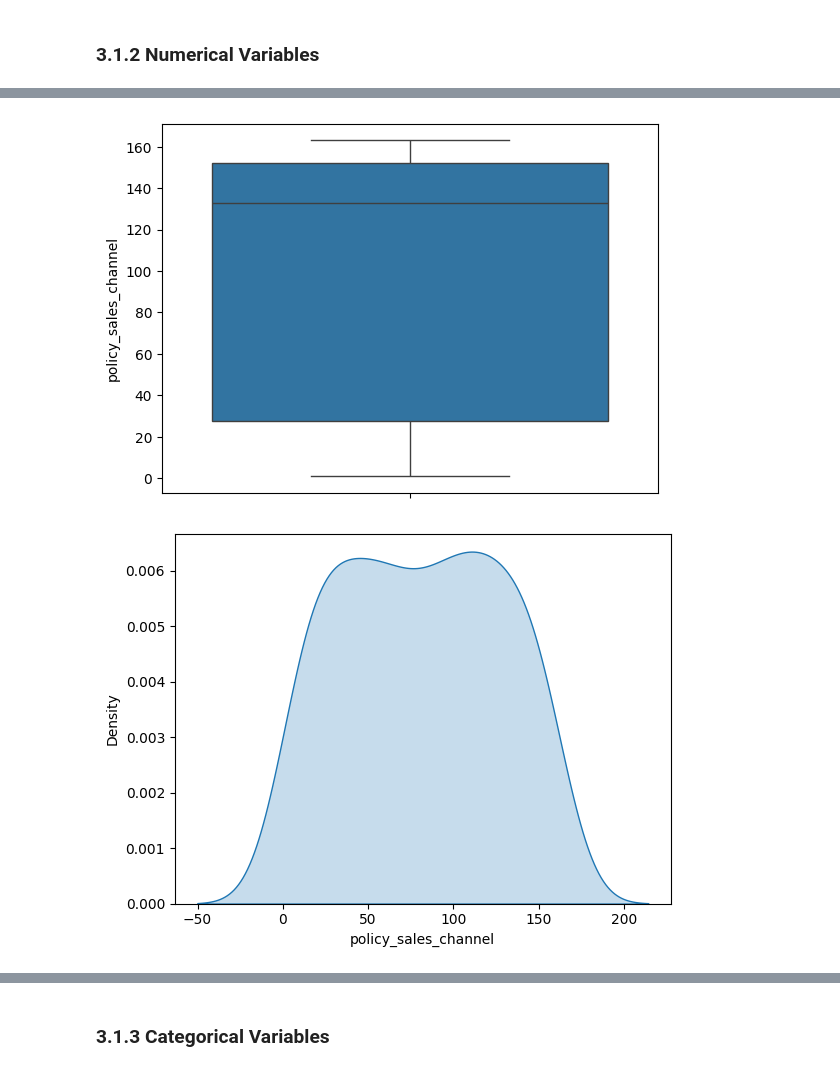
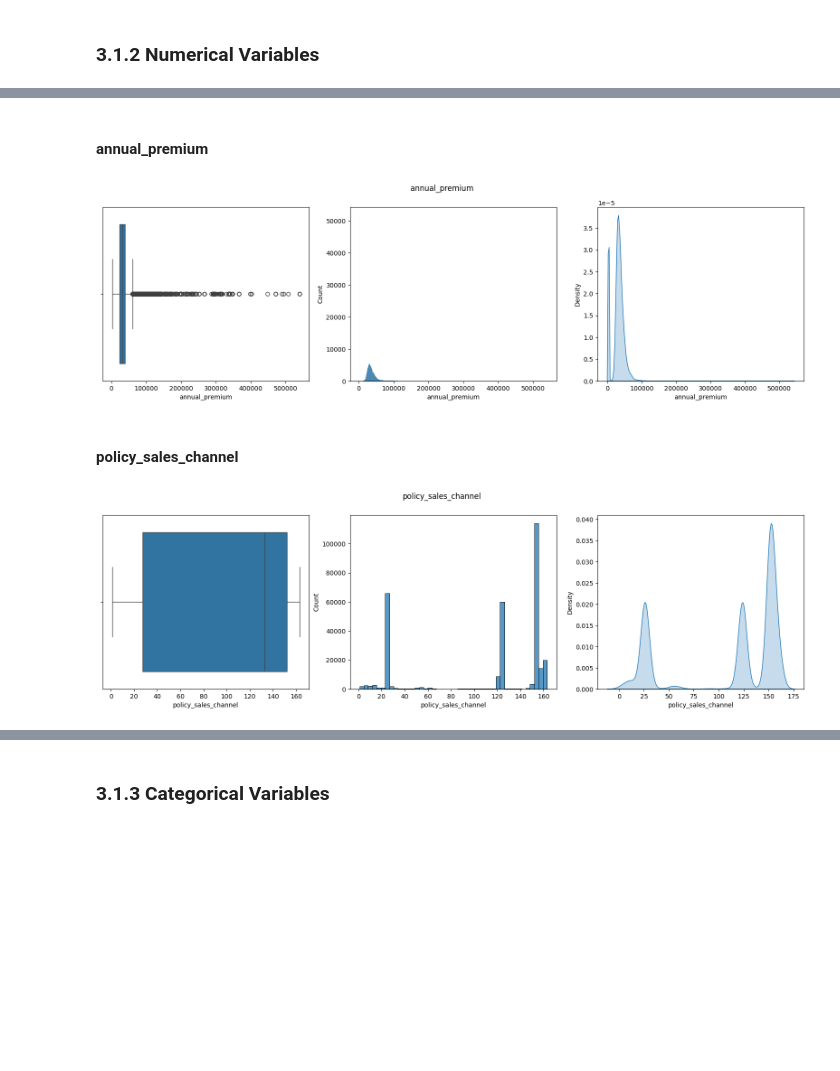
Before and after one commit to mendesdata/health_insurance_cross_sell, a Jupyter notebook: notebooks/hics.ipynb, the cells around one changed output, grey strips where cells are left out. Drawn from its saved outputs; the diff is of its cells as text; code cells hidden in the pictures; blank space fills up the shorter version.

```diff
--- a/notebooks/hics.ipynb
+++ b/notebooks/hics.ipynb
@@ -200,6 +252,23 @@ def get_precision_recall( df, model_name ):
 
     return df_precision, df_recall
 
+def get_final_precision_recall( df_precision, df_precision_cv, df_recall, df_recall_cv, model_name):
+    list_precision = []
+    list_recall    = []
+
+    # concat single and cross validation dataframes
+    df_precision = pd.concat( [df_precision, df_precision_cv ], axis=1 )
+    df_recall    = pd.concat( [df_recall, df_recall_cv ], axis=1 )
+
+    for i in range(0, 10):
+        list_precision.append( round( df_precision.iloc[i, 0:5].mean(), 4 ) )
+        list_recall.append( round( df_recall.iloc[i, 0:5].mean(), 4 ) )
+
+    df_precision = pd.DataFrame.from_dict( { model_name : list_precision } )
+    df_recall    = pd.DataFrame.from_dict( { model_name : list_recall } )
+
+    return df_precision, df_recall
+
 def cross_validation( x_train, x_validation, kfold, model_name, model, verbose=False ):
     rows       = int( x_validation.shape[0] / kfold )
     training   = x_train.copy()
@@ -236,10 +305,17 @@ def cross_validation( x_train, x_validation, kfold, model_name, model, verbose=F
         ids_ = validation['id'].values
         x_validation = x_validation[ ~x_validation['id'].isin( ids_ )]
 
-    # performance
-    df_precision, df_recall_= get_precision_recall( df_score, model_name )
+        # performance
+        df_precision, df_recall =  get_precision_recall( df_score, model_name )
 
-    return df_precision, df_recall, m
+        if k == 1:
+            df_precision_cv = df_precision.copy()
+            df_recall_cv    = df_recall.copy()
+        else:
+            df_precision_cv = pd.concat( [df_precision_cv, df_precision], axis=1 )
+            df_recall_cv    = pd.concat( [df_recall_cv, df_recall], axis=1 )
+
+    return df_precision_cv, df_recall_cv, m
 
 
 def get_model_prediction( test_file, local=True ):
@@ -276,6 +352,15 @@ def get_model_prediction( test_file, local=True ):
 
     else:
         return pd.DataFrame()
+
+def feature_plot_charts( df, feature ):
+    fig, axes = plt.subplots(1, 3, figsize=(20, 5))
+    fig.suptitle(feature)
+
+    # plot
+    sns.boxplot ( df[feature], orient='h', ax=axes[0] );
+    sns.histplot( df[feature], ax=axes[1] );
+    sns.kdeplot ( data=df, x=feature, fill=True ,ax=axes[2] );
 # %% [markdown]
 ## 0.3 Load Data
 # %%
@@ -600,9 +686,12 @@ df_num_attributes.hist( bins=25, figsize=(20, 10) );
+# %% [markdown]
+#### annual_premium
+# %%
+feature_plot_charts( df3, 'annual_premium' )
+# %% [output]
+[figure, added]
+# %% [markdown]
+#### policy_sales_channel
 # %%
-sns.boxplot( df3['policy_sales_channel'] );
+feature_plot_charts( df3, 'policy_sales_channel' )
 # %% [output]
-[figure, old version]
+[figure, new version]
-# %%
-aux = df3[['policy_sales_channel', 'id']].groupby('policy_sales_channel').count().reset_index()
-sns.kdeplot(  data=aux, x='policy_sales_channel',   fill=True );
-# %% [output]
-[figure, removed]
```
Also changed, not shown: parts of 66 cells of this notebook.
